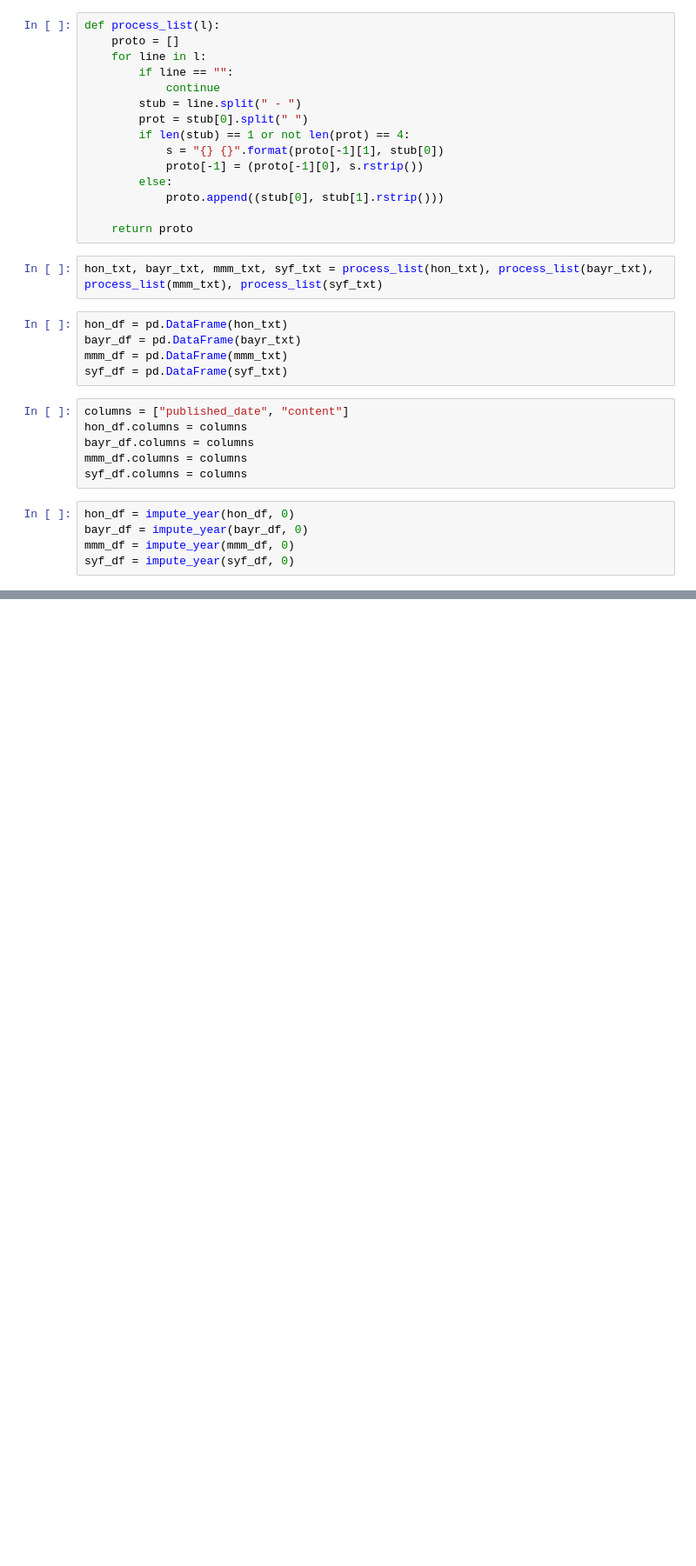
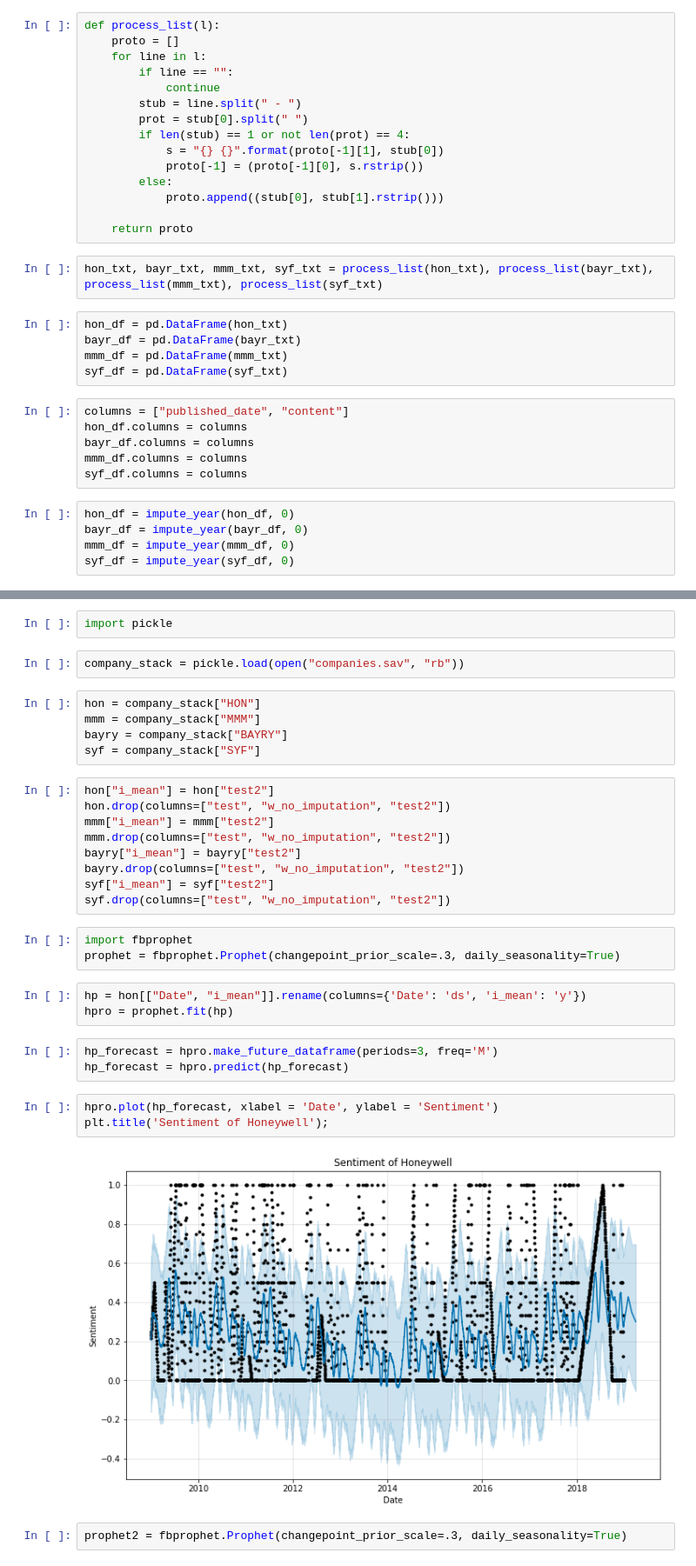
Before and after one commit to rchatrath7/datathon, a Jupyter notebook: notebooks/Stocktwits Processing.ipynb, the cells around one changed output, grey strips where cells are left out. Shown: that part at 87% size. Cells and saved outputs as stored; diff of their text form; blank space fills up the shorter version.

```diff
--- a/notebooks/Stocktwits Processing.ipynb
+++ b/notebooks/Stocktwits Processing.ipynb
@@ -96,0 +142,34 @@ syf.to_pickle("output/synchrony_stocktwits.pickle", 'gzip')
+# %%
+import pickle
+# %%
+company_stack = pickle.load(open("companies.sav", "rb"))
+# %%
+hon = company_stack["HON"]
+mmm = company_stack["MMM"]
+bayry = company_stack["BAYRY"]
+syf = company_stack["SYF"]
+# %%
+hon["i_mean"] = hon["test2"]
+hon.drop(columns=["test", "w_no_imputation", "test2"])
+mmm["i_mean"] = mmm["test2"]
+mmm.drop(columns=["test", "w_no_imputation", "test2"])
+bayry["i_mean"] = bayry["test2"]
+bayry.drop(columns=["test", "w_no_imputation", "test2"])
+syf["i_mean"] = syf["test2"]
+syf.drop(columns=["test", "w_no_imputation", "test2"])
+# %%
+import fbprophet
+prophet = fbprophet.Prophet(changepoint_prior_scale=.3, daily_seasonality=True)
+# %%
+hp = hon[["Date", "i_mean"]].rename(columns={'Date': 'ds', 'i_mean': 'y'})
+hpro = prophet.fit(hp)
+# %%
+hp_forecast = hpro.make_future_dataframe(periods=3, freq='M')
+hp_forecast = hpro.predict(hp_forecast)
+# %%
+hpro.plot(hp_forecast, xlabel = 'Date', ylabel = 'Sentiment')
+plt.title('Sentiment of Honeywell');
+# %% [output]
+[figure, added]
+# %%
+prophet2 = fbprophet.Prophet(changepoint_prior_scale=.3, daily_seasonality=True)
```
Also changed, not shown: parts of 17 cells of this notebook, 11 other files.
